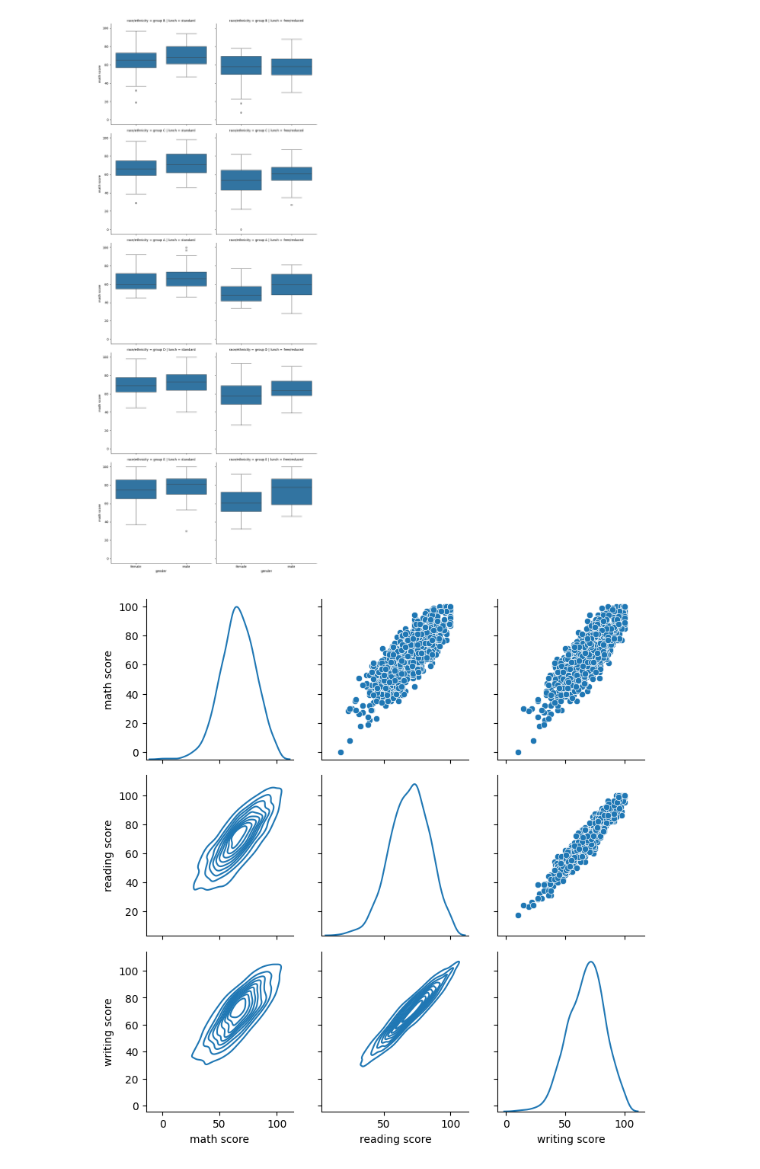
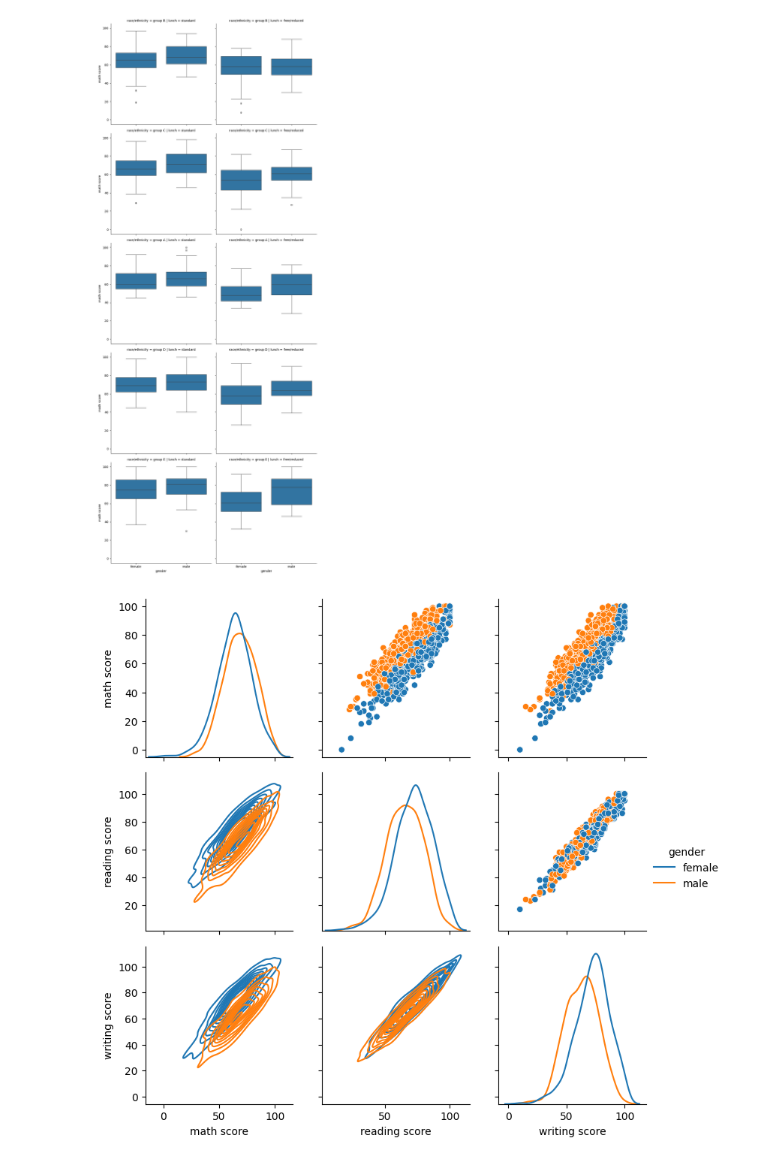
Before and after one commit to elmarhuseynv/Machine-Learning-Masterclass, a Jupyter notebook: 04_Seaborn/05_grid_plots.ipynb, the cells around one changed output. Saved outputs shown, nothing was run; the diff lists cells and outputs as text; code cells hidden in the pictures.

```diff
--- a/04_Seaborn/05_grid_plots.ipynb
+++ b/04_Seaborn/05_grid_plots.ipynb
@@ -18,12 +18,14 @@ sns.catplot(df, x='gender', y = 'math score',kind = 'box', col='lunch', row ='ra
 # %%
 #sns.catplot(df, x='gender', y = 'math score',kind = 'box', col='lunch', row ='race/ethnicity')
 # %%
-g = sns.PairGrid(df)
+g = sns.PairGrid(df, hue = 'gender')
 
 g = g.map_upper(sns.scatterplot)
 
 g = g.map_diag(sns.kdeplot)
 
 g = g.map_lower(sns.kdeplot)
+
+g = g.add_legend()
 # %% [output]
-[figure, old version]
+[figure, new version]
```
